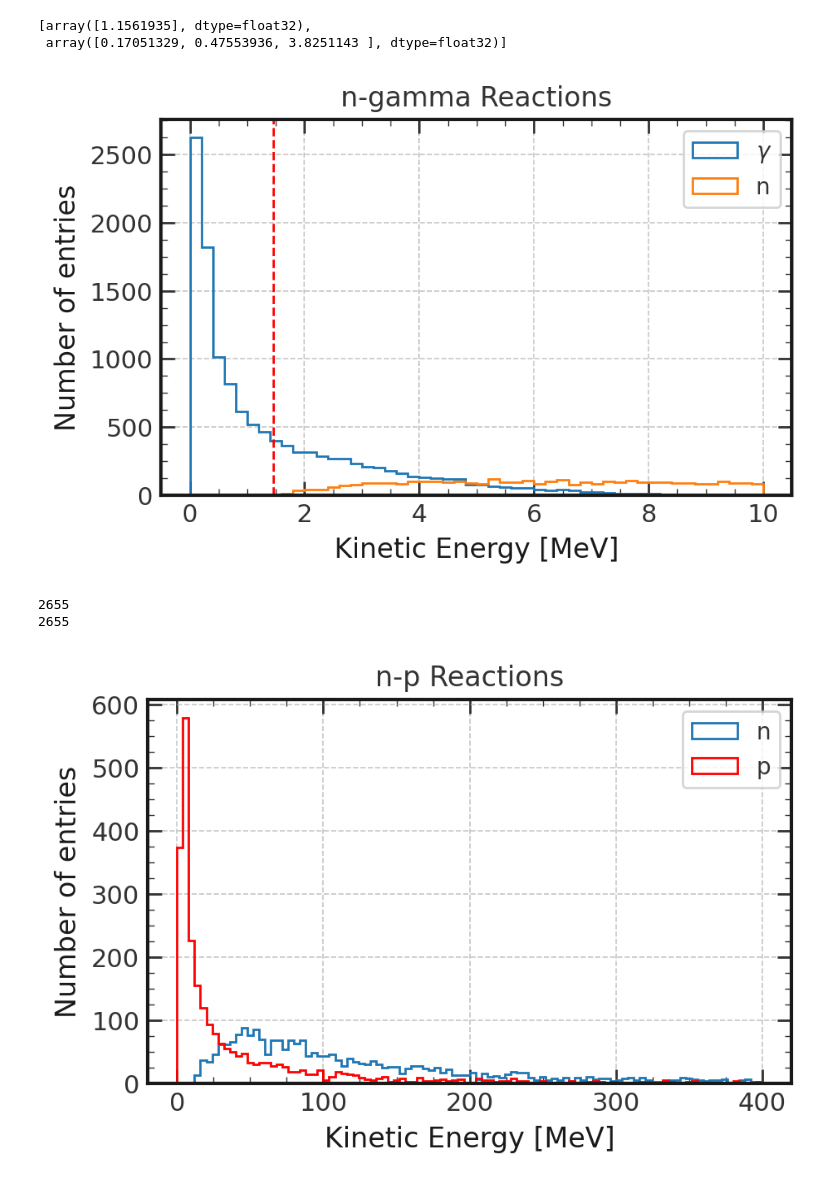
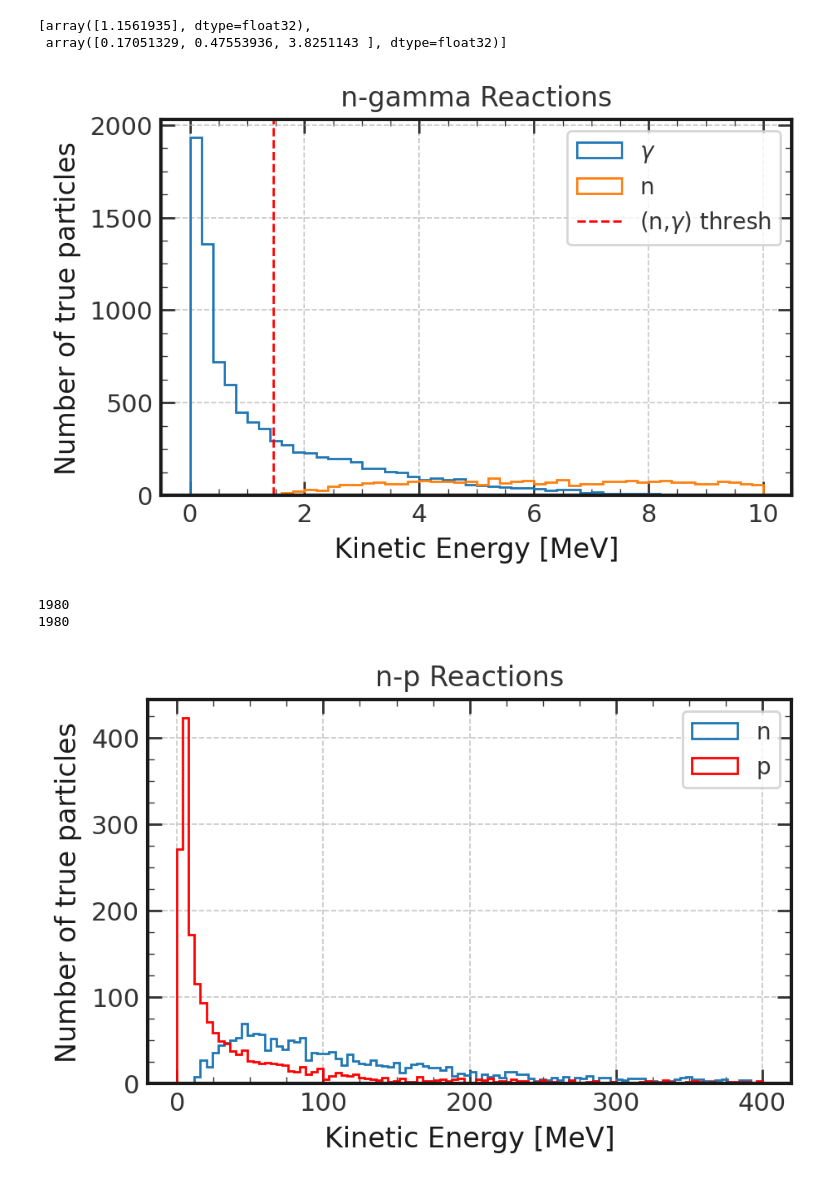
Before and after one commit to gkufatty/neutron-multiplicity, a Jupyter notebook: examples/truth_level_analysis_V2.ipynb, the cells around one changed output. Cells and saved outputs as stored; diff of their text form; code cells hidden in the pictures.

```diff
--- a/examples/truth_level_analysis_V2.ipynb
+++ b/examples/truth_level_analysis_V2.ipynb
@@ -317,7 +333,9 @@ ngamma_dict_sec = {
 
 n_nu_ixn_total = []
 n_nu_ixn = []
+n_numu_ixn = []
 n_nu_np_ixn = []
+n_nu_gamma_ixn = []
 # %%
 # Signal channel:  n + Ar -> Cl + Nn + 1p
 # Signal channel: n + Ar -> Ar* + gamma + n
@@ -581,11 +599,20 @@ for filename in tqdm(glob.glob(f_directory+'/*/*.hdf5')):
     Trajectories = f['mc_truth/trajectories/data']
 
     # Apply filter for interactions with Ar only and inside the detector (not FV!)
-    Ar_id_temp = Interactions[(Interactions['target']==18) &
+    FV_nu = Interactions[(Interactions['target']==18) &
                               (Interactions['x_vert'] >= anode_xs[0]) & (Interactions['x_vert'] <= anode_xs[3]) &
                               (Interactions['y_vert'] >= anode_ys[0]) & (Interactions['y_vert'] <= anode_ys[1]) &
                               (Interactions['z_vert'] >= anode_zs[0]) & (Interactions['z_vert'] <= anode_zs[3])
-                              ]['vertex_id']
+                              ]
+    # Count number of nu ixn in detector volume
+    n_nu_ixn.append(len(FV_nu['vertex_id']))
+
+
+    nu_mu_CC = FV_nu[(FV_nu['isCC'] == True) &
+                     (np.abs(FV_nu['lep_pdg']) == ParticleCode().muon)]
+
+    Ar_id_temp = nu_mu_CC['vertex_id']
+    n_numu_ixn.append(len(nu_mu_CC['vertex_id']))
 
     # Masking out interactions
     int_mask = np.isin(Interactions['vertex_id'], Ar_id_temp)
@@ -595,8 +622,6 @@ for filename in tqdm(glob.glob(f_directory+'/*/*.hdf5')):
     MCStack_ar = MCStack[mask_stack]
     Trajectories_ar = Trajectories[mask_traj]
 
-    # Count number of nu ixn in detector volume
-    n_nu_ixn.append(len(Ar_id_temp))
 
 
 
@@ -726,32 +773,32 @@ for ixn in ngamma_dict['parent_energy']:
 # %%
 plt.hist(photon_energies,bins=50,range=(0,10.),histtype='step',label=r'$\gamma$')
 plt.hist(neutron_energies,bins=50,range=(0,10.),histtype='step',label='n')
 plt.title("n-gamma Reactions")
-plt.ylabel('Number of entries')
+plt.ylabel('Number of true particles')
 plt.xlabel('Kinetic Energy [MeV]')
-plt.axvline(1.46,0,1,ls="--",lw=1.,color='red')
+plt.axvline(1.46,0,1,ls="--",lw=1.,color='red',label=r'(n,$\gamma$) thresh')
 plt.legend()
 plt.show()
 # %% [output]
-[figure, old version]
+[figure, new version]
 # %%
 parent_energies = np.array(np_dict['parent_energy']).flatten()
 proton_energies = np.array(np_dict['proton_energy']).flatten()
 print(len(parent_energies))
 print(len(proton_energies))
 # %% [output]
-2655
-2655
+1980
+1980
 # %%
 plt.hist(parent_energies,bins=100,range=(0,400.),histtype='step',label='n')
 plt.hist(proton_energies,bins=100,range=(0,400.),histtype='step', color='red',label ='p')
 plt.title("n-p Reactions")
-plt.ylabel('Number of entries')
+plt.ylabel('Number of true particles')
 plt.xlabel('Kinetic Energy [MeV]')
 plt.legend()
 plt.show()
 # %% [output]
-[figure, old version]
+[figure, new version]
 # %%
 import matplotlib as mpl
 plt.hist2d(parent_energies,proton_energies,
```
Also changed, not shown: parts of 10 cells of this notebook, 5 other files.
